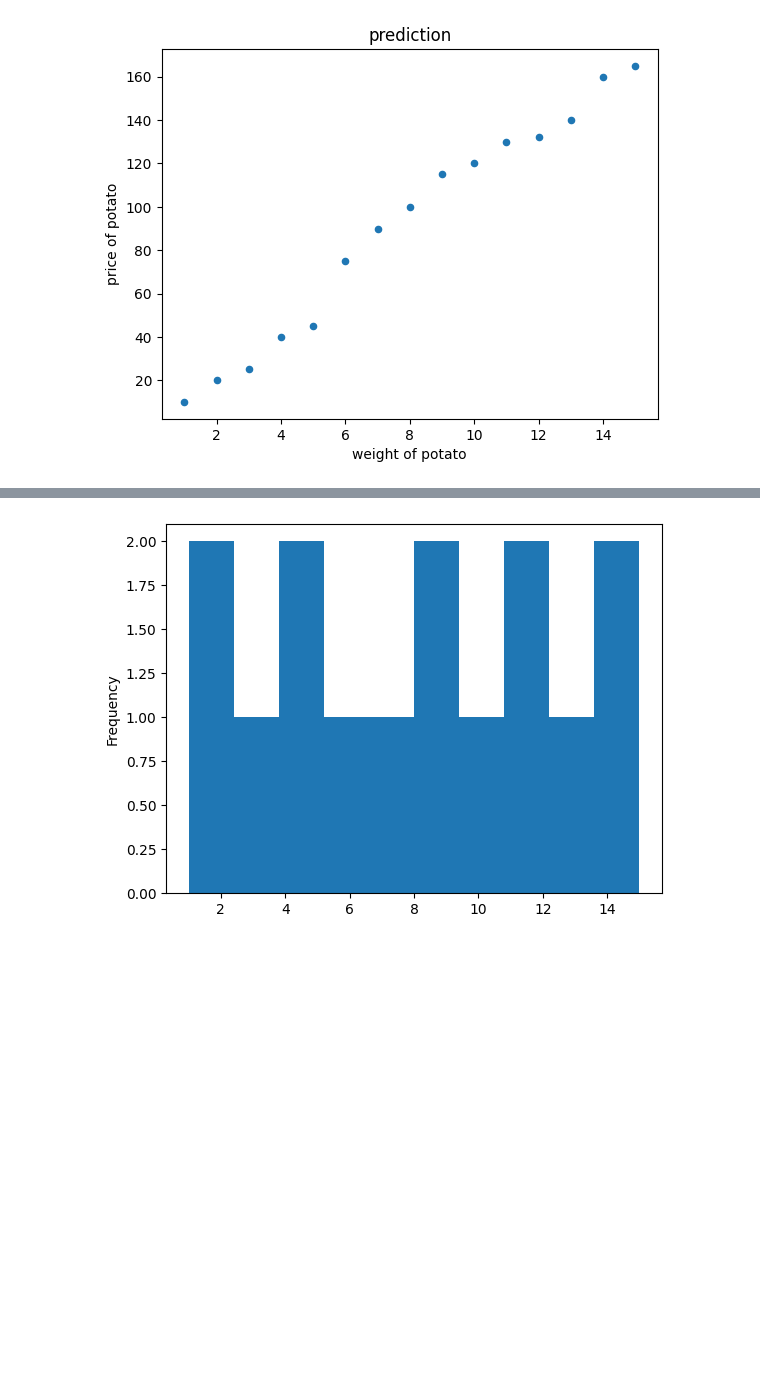
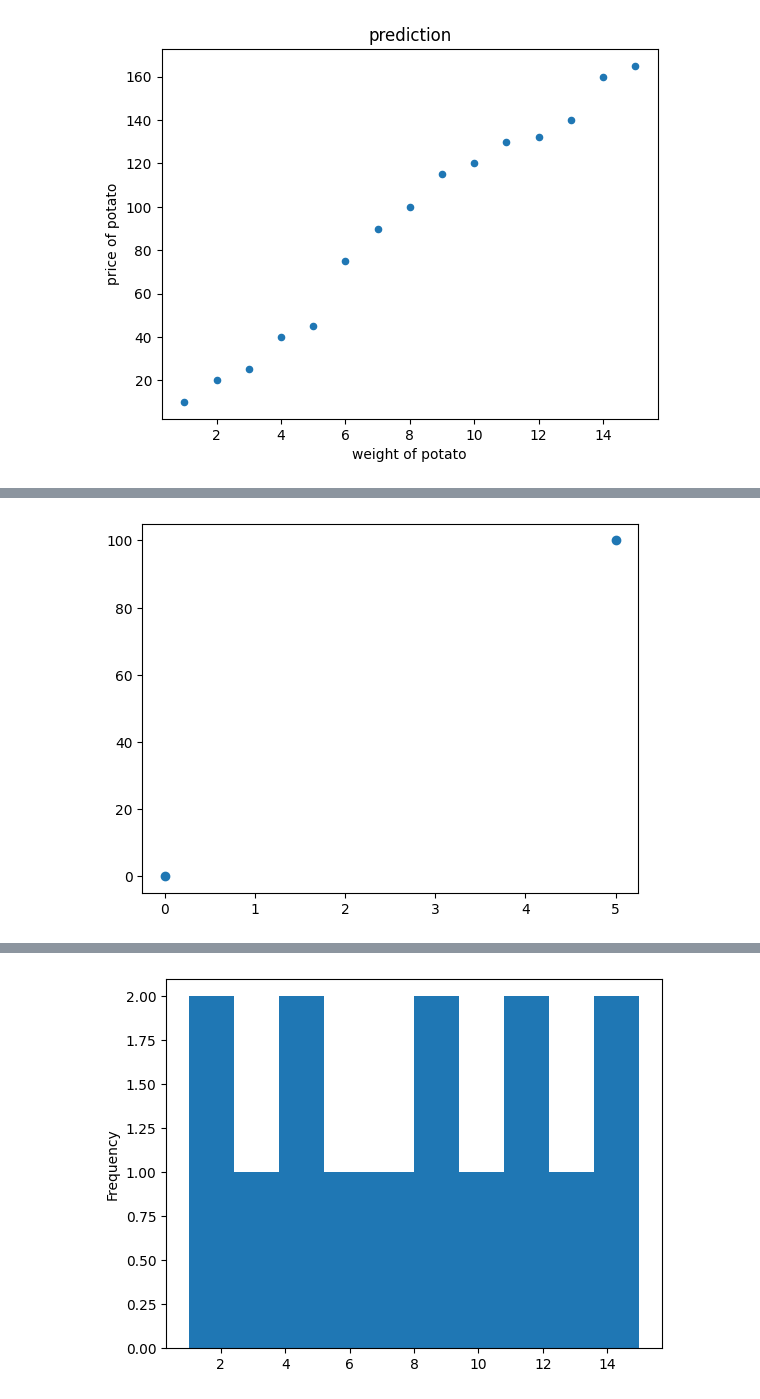
Before and after one commit to tabassum-laz/Artificial-Intelligence-Lab, a Jupyter notebook: AI_lab3.ipynb, the cells around one changed output, grey strips where cells are left out. Cells and saved outputs as stored; diff of their text form; code cells hidden in the pictures; blank space fills up the shorter version.

```diff
--- a/AI_lab3.ipynb
+++ b/AI_lab3.ipynb
@@ -74,0 +83,7 @@ plt.show()
+# %%
+xpoints = np.array([0,5])
+ypoints = np.array([0,100])
+plt.plot(xpoints, ypoints, 'o')
+plt.show()
+# %% [output]
+[figure, added]
```
Also changed, not shown: parts of 24 cells of this notebook.
